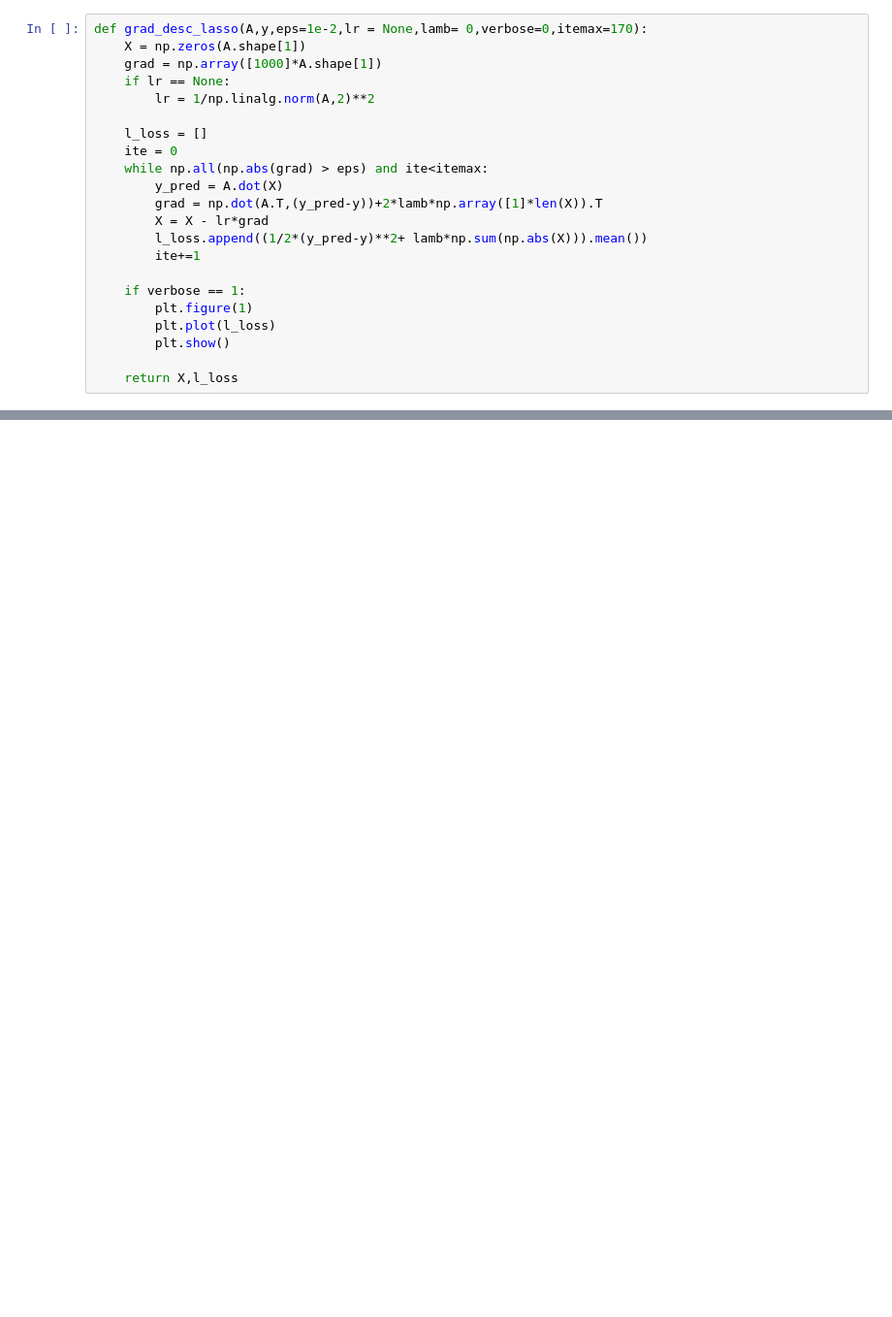
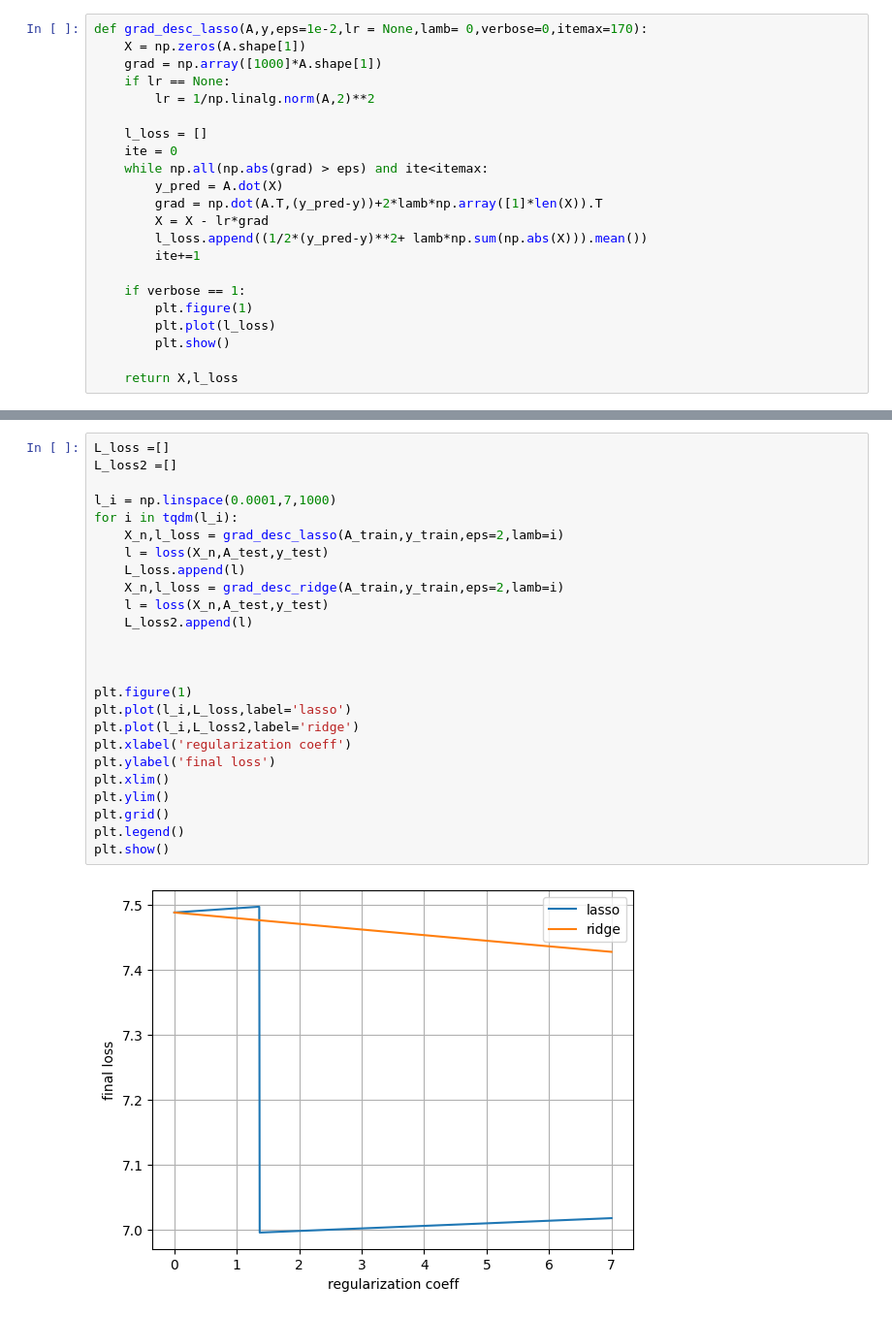
Before and after one commit to MxWmr/optimization_project, a Jupyter notebook: part5.ipynb, the cells around one changed output, grey strips where cells are left out. Shown: that part at 97% size. Cells and saved outputs as stored; diff of their text form; blank space fills up the shorter version.

```diff
--- a/part5.ipynb
+++ b/part5.ipynb
@@ -148,0 +149,27 @@ plt.show()
+# %%
+L_loss =[]
+L_loss2 =[]
+
+l_i = np.linspace(0.0001,7,1000)
+for i in tqdm(l_i):
+    X_n,l_loss = grad_desc_lasso(A_train,y_train,eps=2,lamb=i)
+    l = loss(X_n,A_test,y_test)
+    L_loss.append(l)
+    X_n,l_loss = grad_desc_ridge(A_train,y_train,eps=2,lamb=i)
+    l = loss(X_n,A_test,y_test)
+    L_loss2.append(l)
+
+
+
+plt.figure(1)
+plt.plot(l_i,L_loss,label='lasso')
+plt.plot(l_i,L_loss2,label='ridge')
+plt.xlabel('regularization coeff')
+plt.ylabel('final loss')
+plt.xlim()
+plt.ylim()
+plt.grid()
+plt.legend()
+plt.show()
+# %% [output]
+[figure, added]
```
Also changed, not shown: parts of 2 cells of this notebook, 34 other files.
